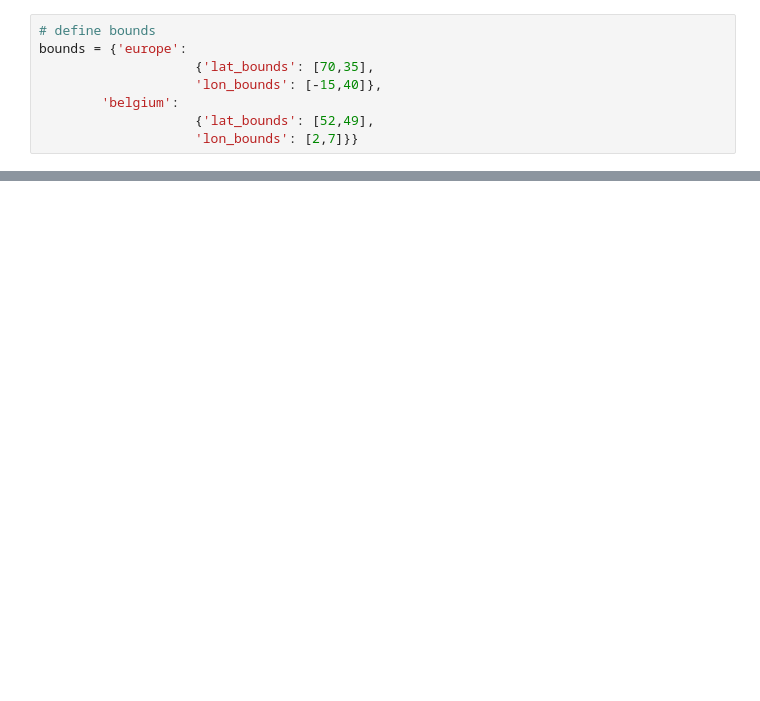
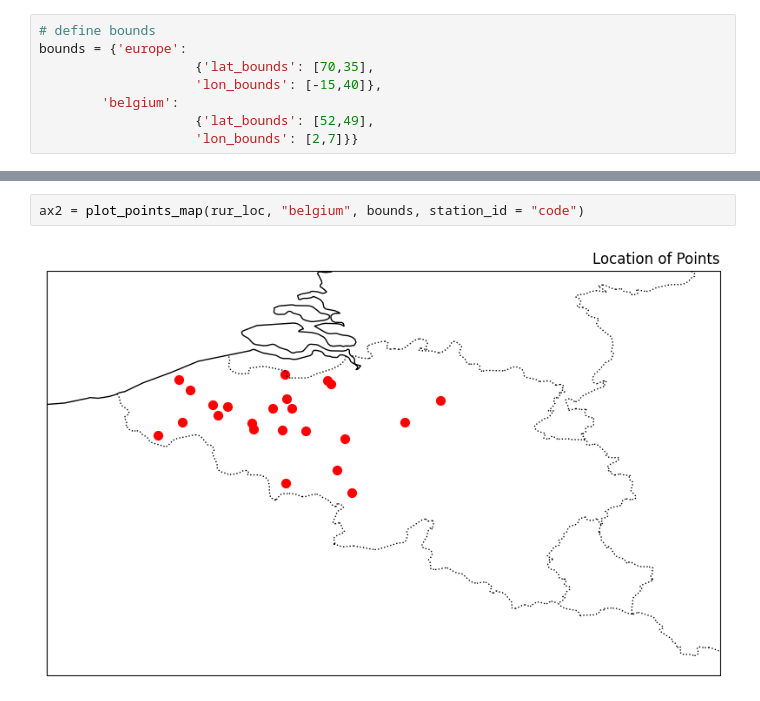
Before and after one commit to CORDEX-be2/ValEnsPy, a Jupyter notebook: analysis_ucl/WOW_data.ipynb, the cells around one changed output, grey strips where cells are left out. Saved outputs shown, nothing was run; the diff lists cells and outputs as text; blank space fills up the shorter version.

```diff
--- a/analysis_ucl/WOW_data.ipynb
+++ b/analysis_ucl/WOW_data.ipynb
@@ -129,0 +291,4 @@ plot_points_map(d_coord_points, "belgium", bounds, station_id = "location")
+# %%
+ax2 = plot_points_map(rur_loc, "belgium", bounds, station_id = "code")
+# %% [output]
+[figure, added]
```
Also changed, not shown: parts of 24 cells of this notebook, 4 other files.
